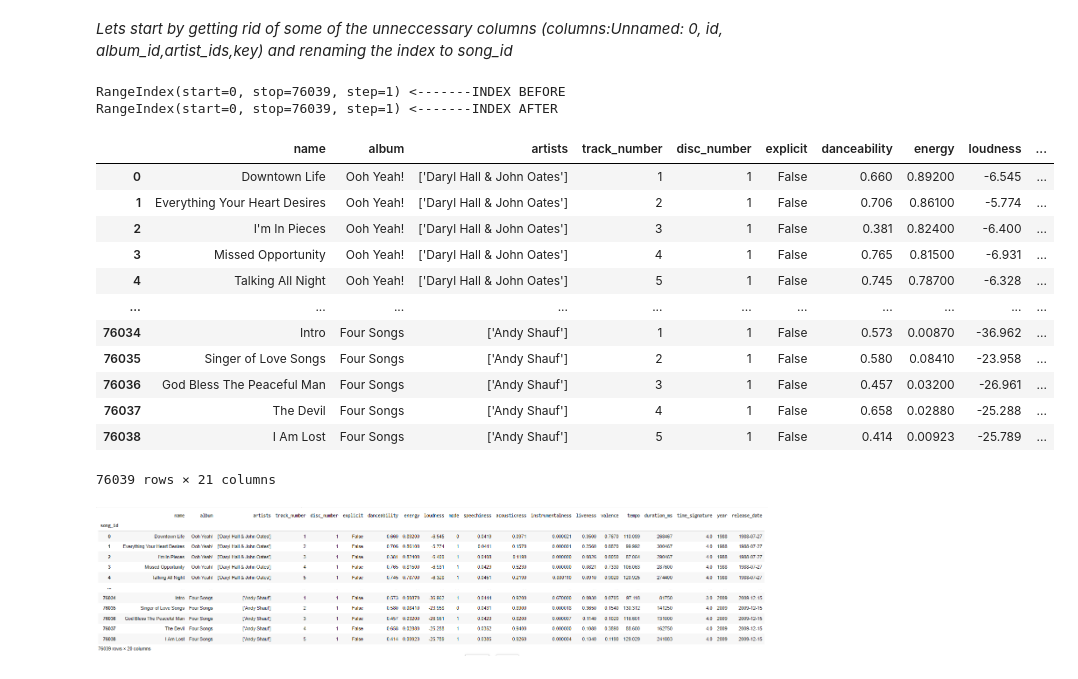
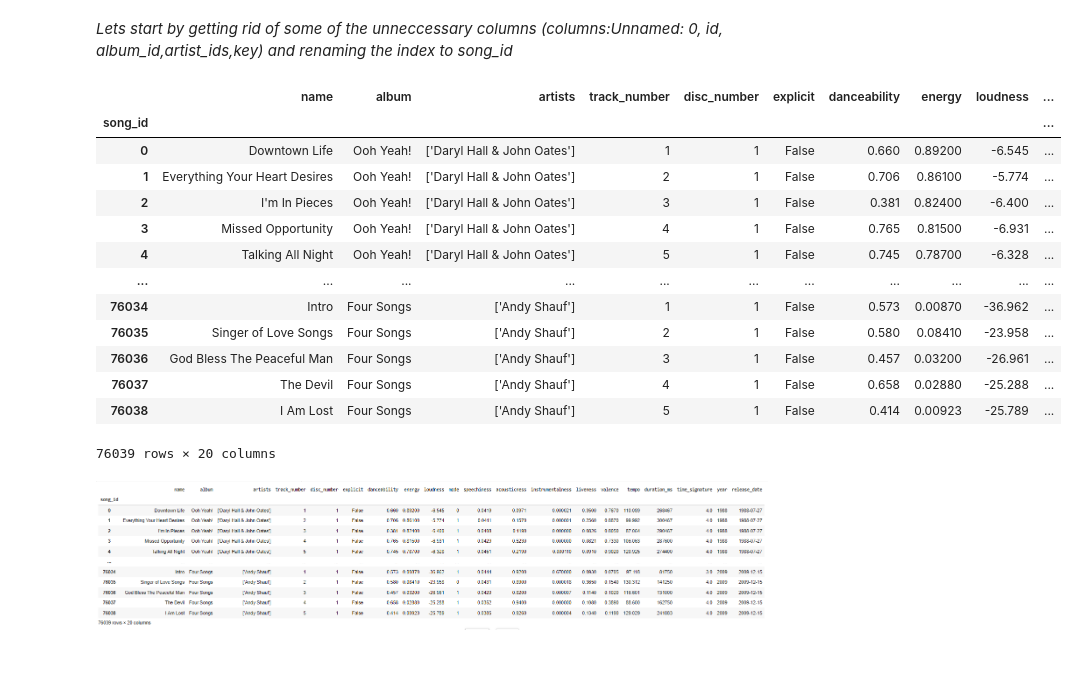
Before and after one commit to blwishom/cognixia, a Jupyter notebook: Student_Exercises/week3/dataCleaningExercise.ipynb, the cells around one changed output. Saved outputs shown, nothing was run; the diff lists cells and outputs as text; code cells hidden in the pictures.

```diff
--- a/Student_Exercises/week3/dataCleaningExercise.ipynb
+++ b/Student_Exercises/week3/dataCleaningExercise.ipynb
@@ -81,25 +81,24 @@ df.head(2)
 # %%
 dropColumns = df.drop(['Unnamed: 0', 'id', 'album_id', 'artist_ids', 'key'], axis=1)
 # print(df.index, '<-------INDEX BEFORE')
-dropColumns['song_id'] = df.index
+df.index.rename('song_id', inplace=True)
 # print(df.index, '<-------INDEX AFTER')
 dropColumns
 # %% [output]
+|  | name | album | artists | track_number | disc_number | explicit | danceability | energy | loudness | ... |
+| song_id |  |  |  |  |  |  |  |  |  | ... |
+| 0 | Downtown Life | Ooh Yeah! | ['Daryl Hall & John Oates'] | 1 | 1 | False | 0.660 | 0.89200 | -6.545 | ... |
+| 1 | Everything Your Heart Desires | Ooh Yeah! | ['Daryl Hall & John Oates'] | 2 | 1 | False | 0.706 | 0.86100 | -5.774 | ... |
+| 2 | I'm In Pieces | Ooh Yeah! | ['Daryl Hall & John Oates'] | 3 | 1 | False | 0.381 | 0.82400 | -6.400 | ... |
+| 3 | Missed Opportunity | Ooh Yeah! | ['Daryl Hall & John Oates'] | 4 | 1 | False | 0.765 | 0.81500 | -6.931 | ... |
+| 4 | Talking All Night | Ooh Yeah! | ['Daryl Hall & John Oates'] | 5 | 1 | False | 0.745 | 0.78700 | -6.328 | ... |
+| ... | ... | ... | ... | ... | ... | ... | ... | ... | ... | ... |
+| 76034 | Intro | Four Songs | ['Andy Shauf'] | 1 | 1 | False | 0.573 | 0.00870 | -36.962 | ... |
+| 76035 | Singer of Love Songs | Four Songs | ['Andy Shauf'] | 2 | 1 | False | 0.580 | 0.08410 | -23.958 | ... |
+| 76036 | God Bless The Peaceful Man | Four Songs | ['Andy Shauf'] | 3 | 1 | False | 0.457 | 0.03200 | -26.961 | ... |
+| 76037 | The Devil | Four Songs | ['Andy Shauf'] | 4 | 1 | False | 0.658 | 0.02880 | -25.288 | ... |
+| 76038 | I Am Lost | Four Songs | ['Andy Shauf'] | 5 | 1 | False | 0.414 | 0.00923 | -25.789 | ... |
-RangeIndex(start=0, stop=76039, step=1) <-------INDEX BEFORE
-RangeIndex(start=0, stop=76039, step=1) <-------INDEX AFTER
+76039 rows × 20 columns
-|  | name | album | artists | track_number | disc_number | explicit | danceability | energy | loudness | ... |
-| 0 | Downtown Life | Ooh Yeah! | ['Daryl Hall & John Oates'] | 1 | 1 | False | 0.660 | 0.89200 | -6.545 | ... |
-| 1 | Everything Your Heart Desires | Ooh Yeah! | ['Daryl Hall & John Oates'] | 2 | 1 | False | 0.706 | 0.86100 | -5.774 | ... |
-| 2 | I'm In Pieces | Ooh Yeah! | ['Daryl Hall & John Oates'] | 3 | 1 | False | 0.381 | 0.82400 | -6.400 | ... |
-| 3 | Missed Opportunity | Ooh Yeah! | ['Daryl Hall & John Oates'] | 4 | 1 | False | 0.765 | 0.81500 | -6.931 | ... |
-| 4 | Talking All Night | Ooh Yeah! | ['Daryl Hall & John Oates'] | 5 | 1 | False | 0.745 | 0.78700 | -6.328 | ... |
-| ... | ... | ... | ... | ... | ... | ... | ... | ... | ... | ... |
-| 76034 | Intro | Four Songs | ['Andy Shauf'] | 1 | 1 | False | 0.573 | 0.00870 | -36.962 | ... |
-| 76035 | Singer of Love Songs | Four Songs | ['Andy Shauf'] | 2 | 1 | False | 0.580 | 0.08410 | -23.958 | ... |
-| 76036 | God Bless The Peaceful Man | Four Songs | ['Andy Shauf'] | 3 | 1 | False | 0.457 | 0.03200 | -26.961 | ... |
-| 76037 | The Devil | Four Songs | ['Andy Shauf'] | 4 | 1 | False | 0.658 | 0.02880 | -25.288 | ... |
-| 76038 | I Am Lost | Four Songs | ['Andy Shauf'] | 5 | 1 | False | 0.414 | 0.00923 | -25.789 | ... |
-76039 rows × 21 columns
 # %% [markdown]
 ![image.png](embedded-picture-1)
 # %% [markdown]
```
Also changed, not shown: parts of 2 cells of this notebook, 1 other file.
